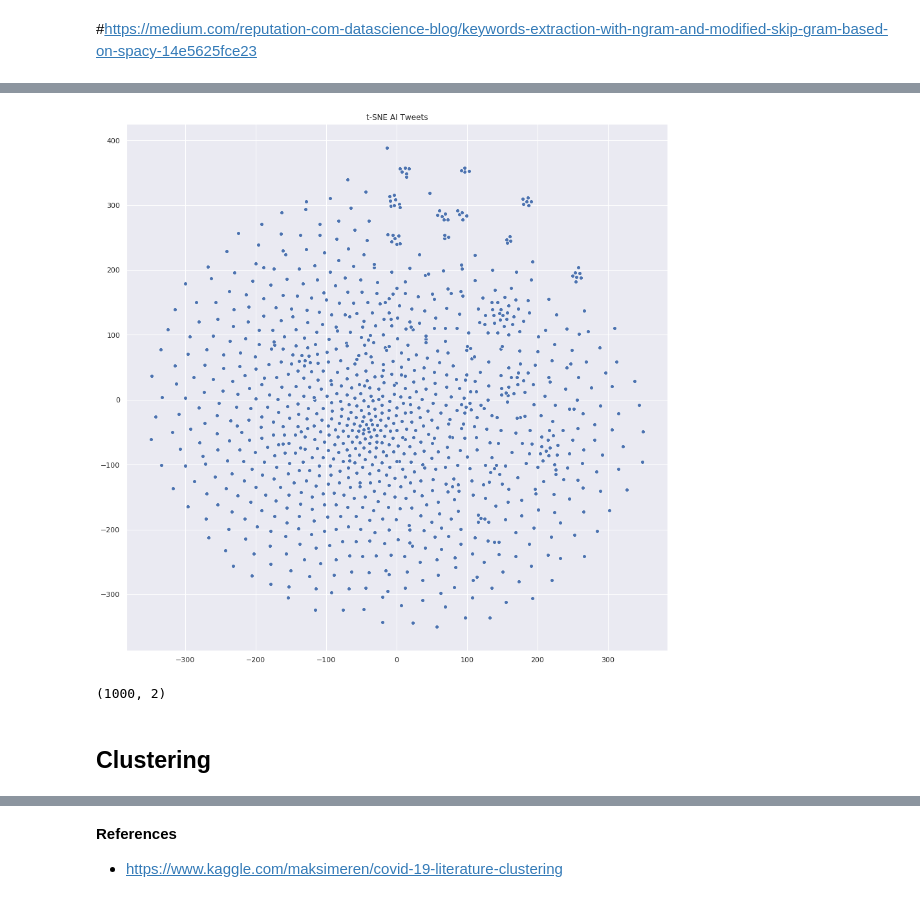
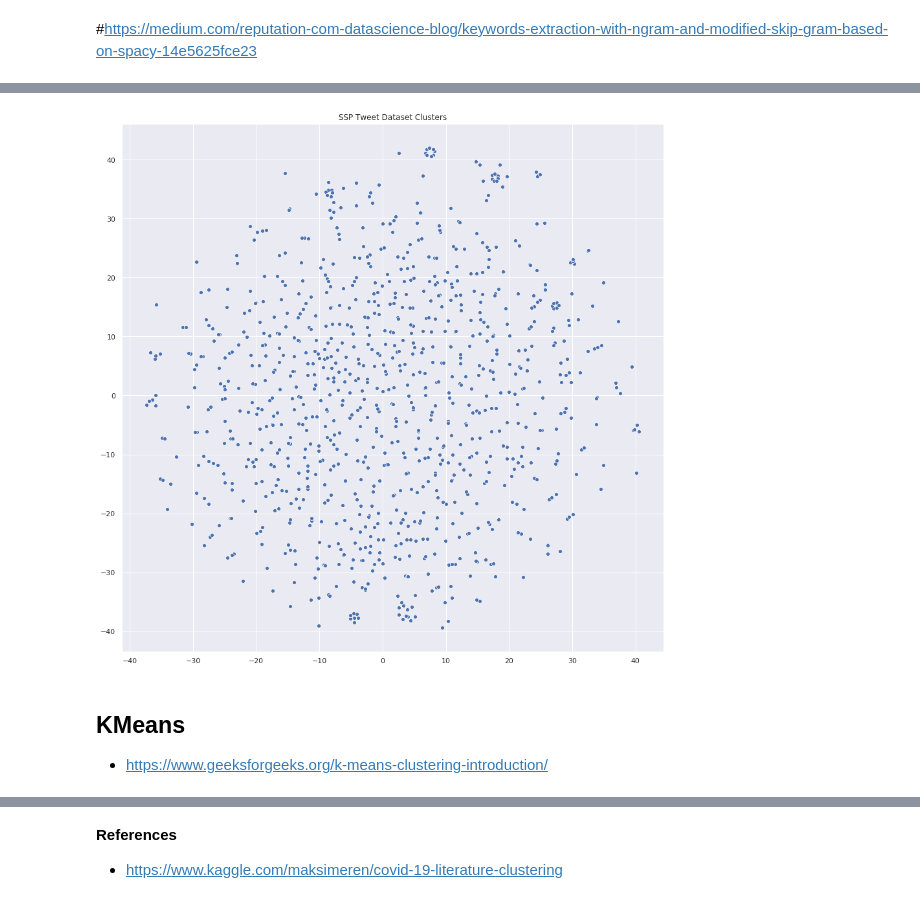
Before and after one commit to gyan42/spark-streaming-playground, a Jupyter notebook: data/dataset/ssp/TextClustering.ipynb, the cells around one changed output, grey strips where cells are left out. Drawn from its saved outputs; the diff is of its cells as text; code cells hidden in the pictures.

```diff
--- a/data/dataset/ssp/TextClustering.ipynb
+++ b/data/dataset/ssp/TextClustering.ipynb
@@ -94,4 +152,12 @@ plot_word_cloud(df=ssp_LF_dataset, text_col=TEXT_PROCESSED_COL)
+# %%
+
+
+text_feature_eng_transformer = TextFeatureEngineering(input_col=TEXT_PROCESSED_COL,
+                                                      output_col=TEXT_FEATURE_ENG_COL,
+                                                      vectorizer = "tfidf",
+                                                      max_features=4096,
+                                                      ngram_range=(2, 2))
 # %%
 text_feature_eng_transformer = text_feature_eng_transformer.fit(ssp_LF_dataset)
-text_features = text_feature_eng_transformer.transform(ssp_LF_dataset)
+text_numerical_features = text_feature_eng_transformer.transform(ssp_LF_dataset)
 # %%
@@ -110,4 +178,4 @@ Lets give that jobs to dimensionality reductions models/algorithms which can do
 # %%
-tsne = TSNE(verbose=1, perplexity=5)
-X_embedded = tsne.fit_transform(text_features)
+tsne = TSNE(verbose=1, perplexity=30, n_components=2)
+text_numerical_features_2_dim = tsne.fit_transform(text_numerical_features)
 # %% [output]
@@ -124,24 +189,17 @@ X_embedded = tsne.fit_transform(text_features)
 # %%
 # sns settings
 sns.set(rc={'figure.figsize':(15,15)})
-
 # colors
 palette = sns.color_palette("bright", 1)
-
 # plot
-sns.scatterplot(X_embedded[:,0], X_embedded[:,1], palette=palette)
-
-plt.title("t-SNE AI Tweets")
-#plt.savefig("plots/t-sne_covid19.png")
+sns.scatterplot(text_numerical_features_2_dim[:,0], text_numerical_features_2_dim[:,1], palette=palette)
+plt.title("SSP Tweet Dataset Clusters")
 plt.show()
 # %% [output]
-[figure, old version]
+[figure, new version]
-# %%
-X_embedded.shape
-# %% [output]
-(1000, 2)
 # %%
 # LDA
-# %% [markdown]
-## Clustering
+# %% [markdown]
+## KMeans
+- https://www.geeksforgeeks.org/k-means-clustering-introduction/
 # %%
```
Also changed, not shown: parts of 32 cells of this notebook, 16 other files.
